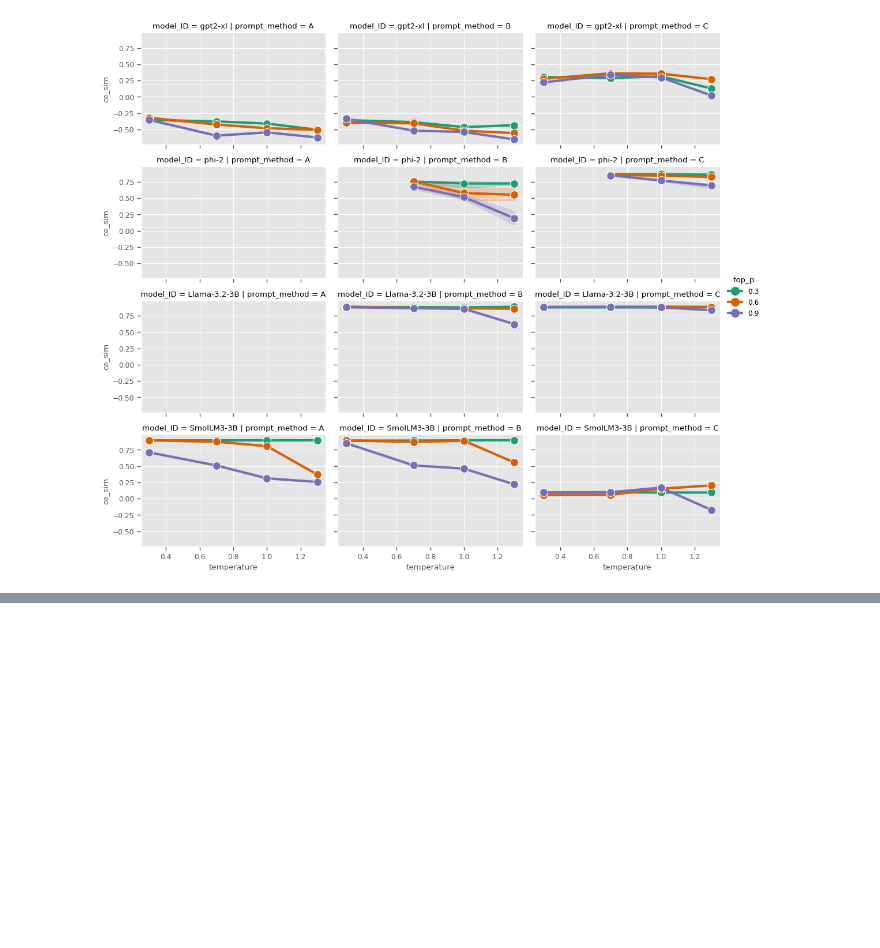
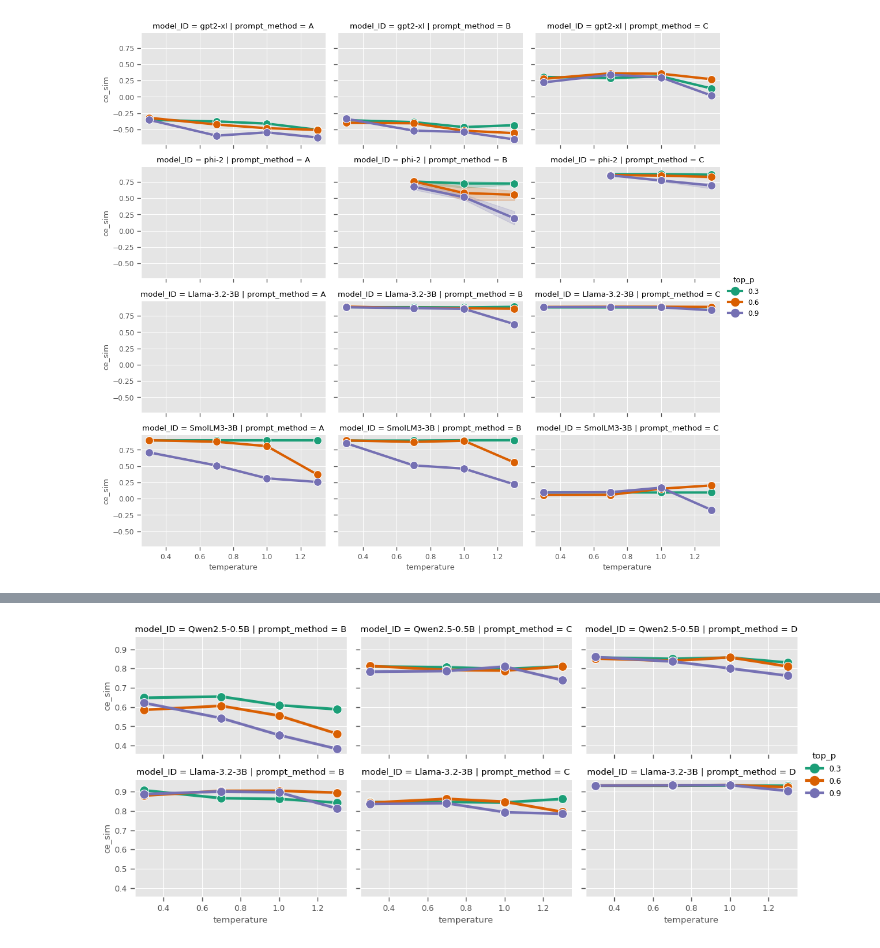
Before and after one commit to zBotta/reportingAgent, a Jupyter notebook: PoC/PoC_05_Model grid search analysis.ipynb, the cells around one changed output, grey strips where cells are left out. Drawn from its saved outputs; the diff is of its cells as text; code cells hidden in the pictures; blank space fills up the shorter version.

Commit message:
Updated report-remote_Samd.ipynb (grid search car accidents Llama-3.2-3B and Qwen2.5-0.5B) and PoC_05 (grid search car accidents analysis)

```diff
--- a/PoC/PoC_05_Model grid search analysis.ipynb
+++ b/PoC/PoC_05_Model grid search analysis.ipynb
@@ -127,0 +137,21 @@ plt.show()
+# %%
+all_data = pd.DataFrame()
+
+for file_path in list_summary_files:
+    excel_file = pd.ExcelFile(file_path)
+    for sheet_name in excel_file.sheet_names:
+        df = excel_file.parse(sheet_name)
+        df['source_file'] = file_path
+        df['source_sheet'] = sheet_name
+        all_data = pd.concat([all_data, df], ignore_index=True)
+
+# Create 'model_ID' based on 'source_file'
+# models in increasing order of number of parameters
+model_names = ['Qwen2.5-0.5B',
+               'Llama-3.2-3B']
+all_data['model_ID'] = all_data['source_file'].apply(lambda x: next((name for name in model_names if name in x), None))
+
+# Create 'prompt_method' based on 'source_sheet'
+all_data['prompt_method'] = all_data['source_sheet'].str.extract(r'([ABCD])')
+
+display(all_data)
@@ -127,0 +172,23 @@ plt.show()
+# %%
+plt.style.use('ggplot')
+
+sns.set_context("paper", rc={"lines.linewidth": 3})
+
+# list_selected_models = model_names[4:] # large models more than 1B
+
+sns.relplot(data=all_data,
+            x='temperature',
+            y='ce_sim',
+            kind='line',
+            hue='top_p',
+            row='model_ID',
+            row_order=model_names,
+            col='prompt_method',
+            col_order=all_data.prompt_method.unique(),
+            height=2.45, aspect=1.5, marker='o',
+            markersize=10,
+            palette='Dark2')
+
+plt.show()
+# %% [output]
+[figure, added]
```
Also changed, not shown: parts of 10 cells of this notebook, 2 other files.
